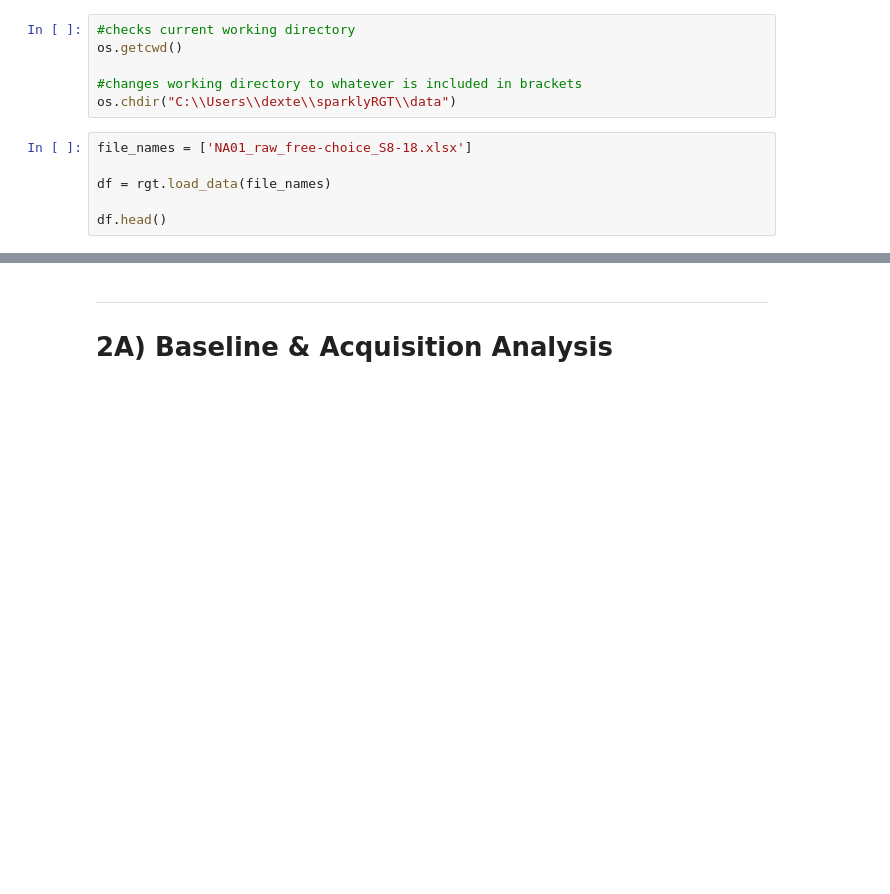
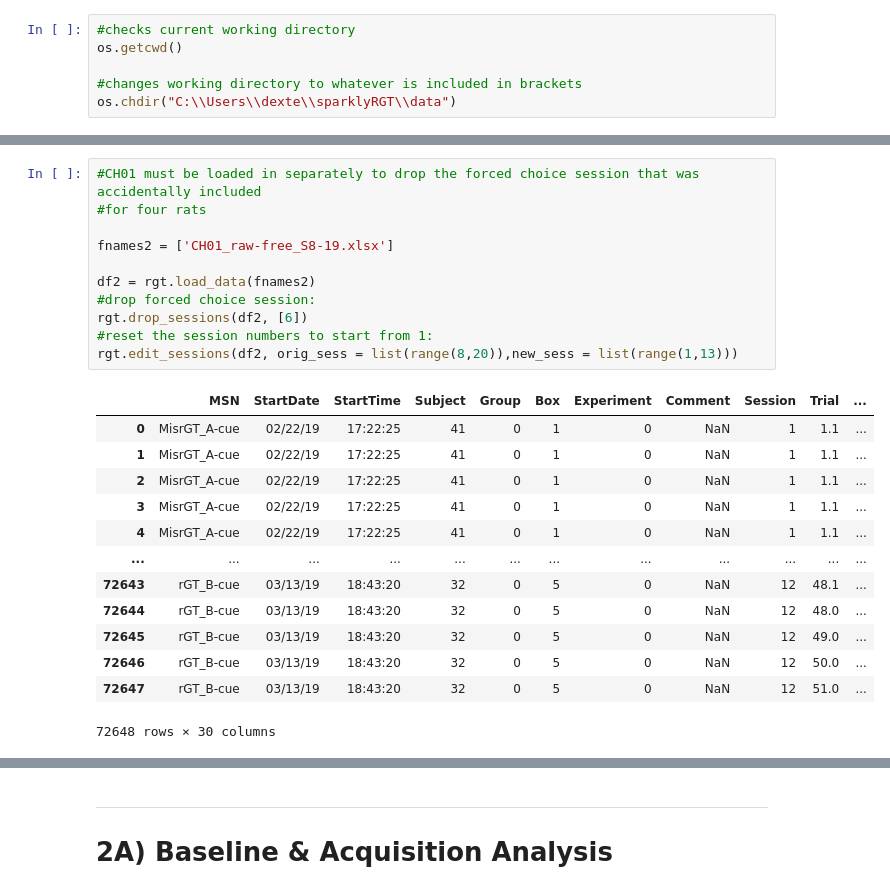
Before and after one commit to deckyblue/sparklyRGT, a Jupyter notebook: sparklyRGT_tutorial/used_templates/sparklyRGT_template_2-rgt-variants.ipynb, the cells around one changed output, grey strips where cells are left out. Drawn from its saved outputs; the diff is of its cells as text; blank space fills up the shorter version.

```diff
--- a/sparklyRGT_tutorial/used_templates/sparklyRGT_template_2-rgt-variants.ipynb
+++ b/sparklyRGT_tutorial/used_templates/sparklyRGT_template_2-rgt-variants.ipynb
@@ -31,9 +35,3 @@ os.getcwd()
 
 #changes working directory to whatever is included in brackets
 os.chdir("C:\\Users\\dexte\\sparklyRGT\\data")
-# %%
-file_names = ['NA01_raw_free-choice_S8-18.xlsx']
-
-df = rgt.load_data(file_names)
-
-df.head()
@@ -47,0 +38,25 @@ df.head()
+# %%
+#CH01 must be loaded in separately to drop the forced choice session that was accidentally included
+#for four rats
+
+fnames2 = ['CH01_raw-free_S8-19.xlsx']
+
+df2 = rgt.load_data(fnames2)
+#drop forced choice session:
+rgt.drop_sessions(df2, [6])
+#reset the session numbers to start from 1:
+rgt.edit_sessions(df2, orig_sess = list(range(8,20)),new_sess = list(range(1,13)))
+# %% [output]
+|  | MSN | StartDate | StartTime | Subject | Group | Box | Experiment | Comment | Session | Trial | ... |
+| 0 | MisrGT_A-cue | 02/22/19 | 17:22:25 | 41 | 0 | 1 | 0 | NaN | 1 | 1.1 | ... |
+| 1 | MisrGT_A-cue | 02/22/19 | 17:22:25 | 41 | 0 | 1 | 0 | NaN | 1 | 1.1 | ... |
+| 2 | MisrGT_A-cue | 02/22/19 | 17:22:25 | 41 | 0 | 1 | 0 | NaN | 1 | 1.1 | ... |
+| 3 | MisrGT_A-cue | 02/22/19 | 17:22:25 | 41 | 0 | 1 | 0 | NaN | 1 | 1.1 | ... |
+| 4 | MisrGT_A-cue | 02/22/19 | 17:22:25 | 41 | 0 | 1 | 0 | NaN | 1 | 1.1 | ... |
+| ... | ... | ... | ... | ... | ... | ... | ... | ... | ... | ... | ... |
+| 72643 | rGT_B-cue | 03/13/19 | 18:43:20 | 32 | 0 | 5 | 0 | NaN | 12 | 48.1 | ... |
+| 72644 | rGT_B-cue | 03/13/19 | 18:43:20 | 32 | 0 | 5 | 0 | NaN | 12 | 48.0 | ... |
+| 72645 | rGT_B-cue | 03/13/19 | 18:43:20 | 32 | 0 | 5 | 0 | NaN | 12 | 49.0 | ... |
+| 72646 | rGT_B-cue | 03/13/19 | 18:43:20 | 32 | 0 | 5 | 0 | NaN | 12 | 50.0 | ... |
+| 72647 | rGT_B-cue | 03/13/19 | 18:43:20 | 32 | 0 | 5 | 0 | NaN | 12 | 51.0 | ... |
+72648 rows × 30 columns
```
Also changed, not shown: parts of 16 cells of this notebook, 4 other files.
